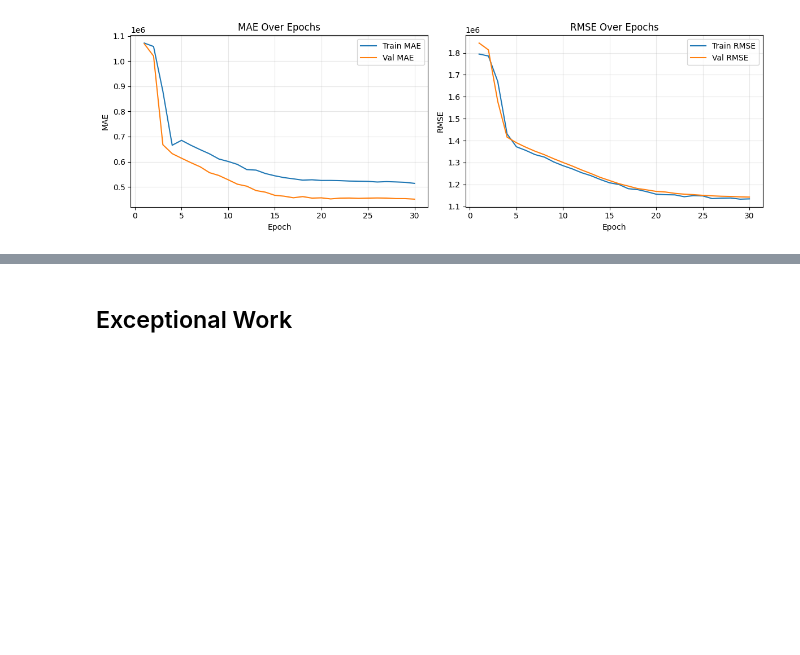
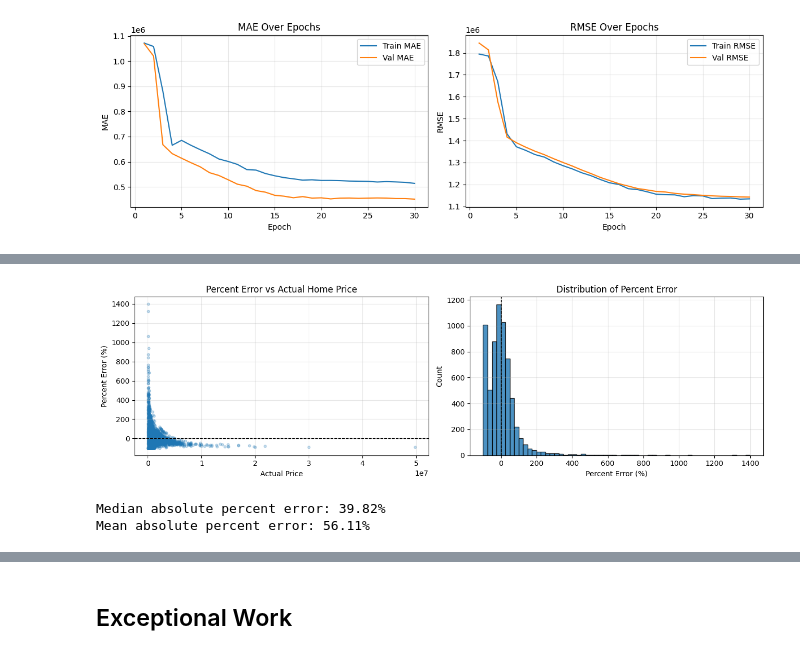
Before and after one commit to kdmatsson/CS-7324-Machine-Learning-in-Python, a Jupyter notebook: Lab_5_Folder/Lab_5.ipynb, the cells around one changed output, grey strips where cells are left out. Drawn from its saved outputs; the diff is of its cells as text; code cells hidden in the pictures; blank space fills up the shorter version.

```diff
--- a/Lab_5_Folder/Lab_5.ipynb
+++ b/Lab_5_Folder/Lab_5.ipynb
@@ -1011,0 +1054,34 @@ Holdout metrics - inference_model:
+# %%
+# Additional diagnostic: percent error relative to the actual home price.
+# Here we define percent error so positive values mean the model OVER-predicted
+# relative to the actual price, and negative values mean it UNDER-predicted.
+percent_error = 100.0 * (y_pred_infer - y_true) / np.maximum(np.abs(y_true), 1e-8)
+abs_percent_error = np.abs(percent_error)
+
+fig, axes = plt.subplots(1, 2, figsize=(13, 4))
+
+# Scatterplot of percent error vs actual price.
+axes[0].scatter(y_true, percent_error, alpha=0.25, s=12)
+axes[0].axhline(0, color='black', linestyle='--', linewidth=1)
+axes[0].set_title('Percent Error vs Actual Home Price')
+axes[0].set_xlabel('Actual Price')
+axes[0].set_ylabel('Percent Error (%)')
+axes[0].grid(True, alpha=0.3)
+
+# Histogram of percent error to show spread and skew.
+axes[1].hist(percent_error, bins=60, edgecolor='black', alpha=0.8)
+axes[1].axvline(0, color='black', linestyle='--', linewidth=1)
+axes[1].set_title('Distribution of Percent Error')
+axes[1].set_xlabel('Percent Error (%)')
+axes[1].set_ylabel('Count')
+axes[1].grid(True, alpha=0.3)
+
+plt.tight_layout()
+plt.show()
+
+print(f"Median absolute percent error: {np.median(abs_percent_error):.2f}%")
+print(f"Mean absolute percent error: {np.mean(abs_percent_error):.2f}%")
+# %% [output]
+[figure, added]
+Median absolute percent error: 39.82%
+Mean absolute percent error: 56.11%
```
Also changed, not shown: parts of 14 cells of this notebook.
